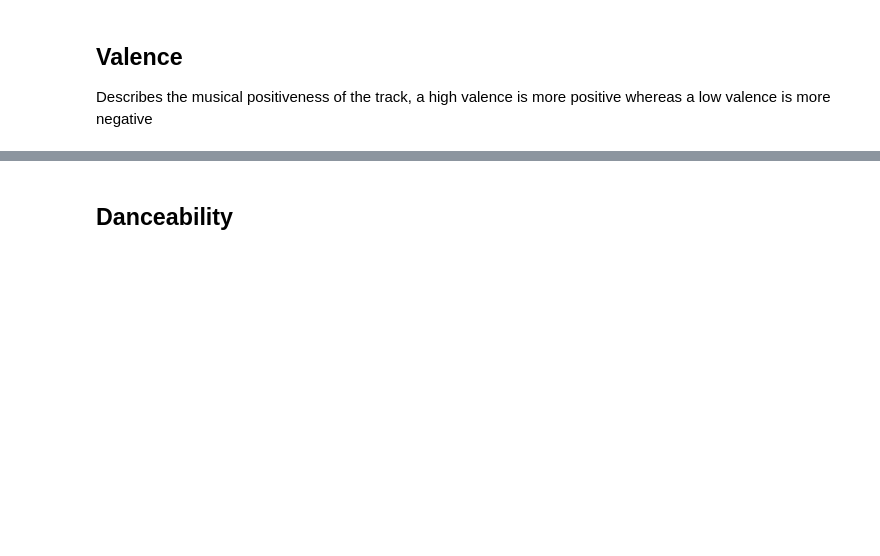
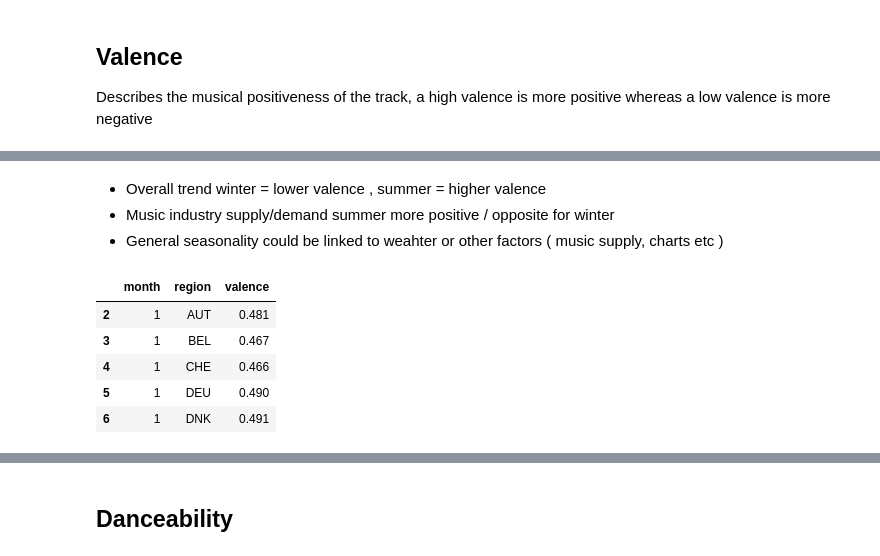
Before and after one commit to livvyton/weather-music-affect, a Jupyter notebook: analysis.ipynb, the cells around one changed output, grey strips where cells are left out. Drawn from its saved outputs; the diff is of its cells as text; code cells hidden in the pictures; blank space fills up the shorter version.

```diff
--- a/analysis.ipynb
+++ b/analysis.ipynb
@@ -48,5 +47,18 @@ fig.show()
+# %% [markdown]
+- Overall trend winter = lower valence , summer = higher valence
+- Music industry supply/demand summer more positive / opposite for winter
+- General seasonality could be linked to weahter or other factors ( music supply, charts etc )
 # %%
 v = pd.read_pickle("data/weighted_valence_month.pkl")
+# %%
+v.head()
+# %% [output]
+|  | month | region | valence |
+| 2 | 1 | AUT | 0.481 |
+| 3 | 1 | BEL | 0.467 |
+| 4 | 1 | CHE | 0.466 |
+| 5 | 1 | DEU | 0.490 |
+| 6 | 1 | DNK | 0.491 |
 # %%
 ## measure of positivity per country
 
```
Also changed, not shown: parts of 3 cells of this notebook.
